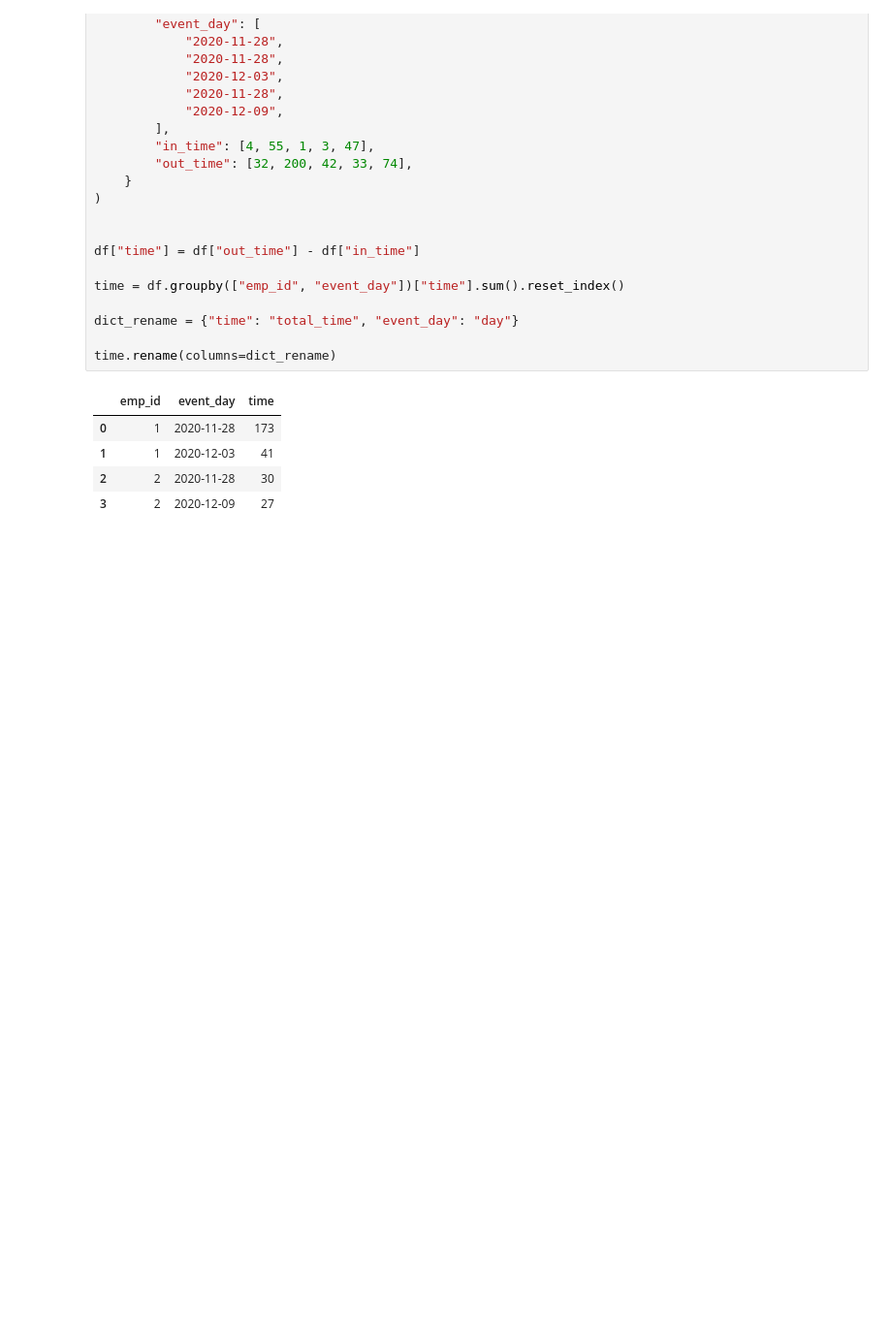
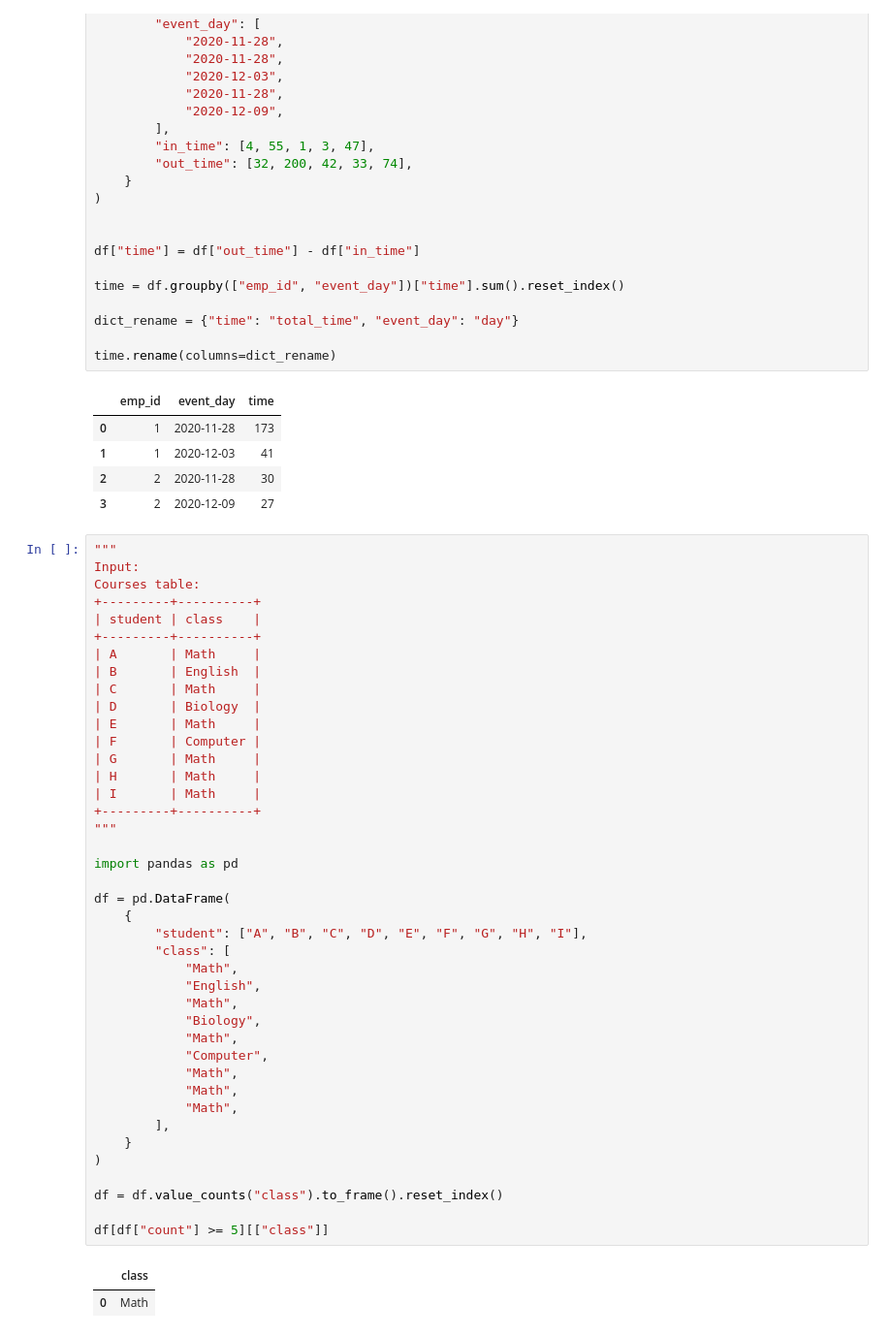
Before and after one commit to Drblessing/leetcode, a Jupyter notebook: Pandas/scratch.ipynb, the cells around one changed output. Shown at 97% size. Drawn from its saved outputs; the diff is of its cells as text; blank space fills up the shorter version.

```diff
--- a/Pandas/scratch.ipynb
+++ b/Pandas/scratch.ipynb
@@ -546,3 +546,47 @@ time.rename(columns=dict_rename)
 | 1 | 1 | 2020-12-03 | 41 |
 | 2 | 2 | 2020-11-28 | 30 |
 | 3 | 2 | 2020-12-09 | 27 |
+# %%
+"""
+Input:
+Courses table:
++---------+----------+
+| student | class    |
++---------+----------+
+| A       | Math     |
+| B       | English  |
+| C       | Math     |
+| D       | Biology  |
+| E       | Math     |
+| F       | Computer |
+| G       | Math     |
+| H       | Math     |
+| I       | Math     |
++---------+----------+
+"""
+
+import pandas as pd
+
+df = pd.DataFrame(
+    {
+        "student": ["A", "B", "C", "D", "E", "F", "G", "H", "I"],
+        "class": [
+            "Math",
+            "English",
+            "Math",
+            "Biology",
+            "Math",
+            "Computer",
+            "Math",
+            "Math",
+            "Math",
+        ],
+    }
+)
+
+df = df.value_counts("class").to_frame().reset_index()
+
+df[df["count"] >= 5][["class"]]
+# %% [output]
+|  | class |
+| 0 | Math |
```
Also changed, not shown: parts of 1 cell of this notebook, 3 other files.
